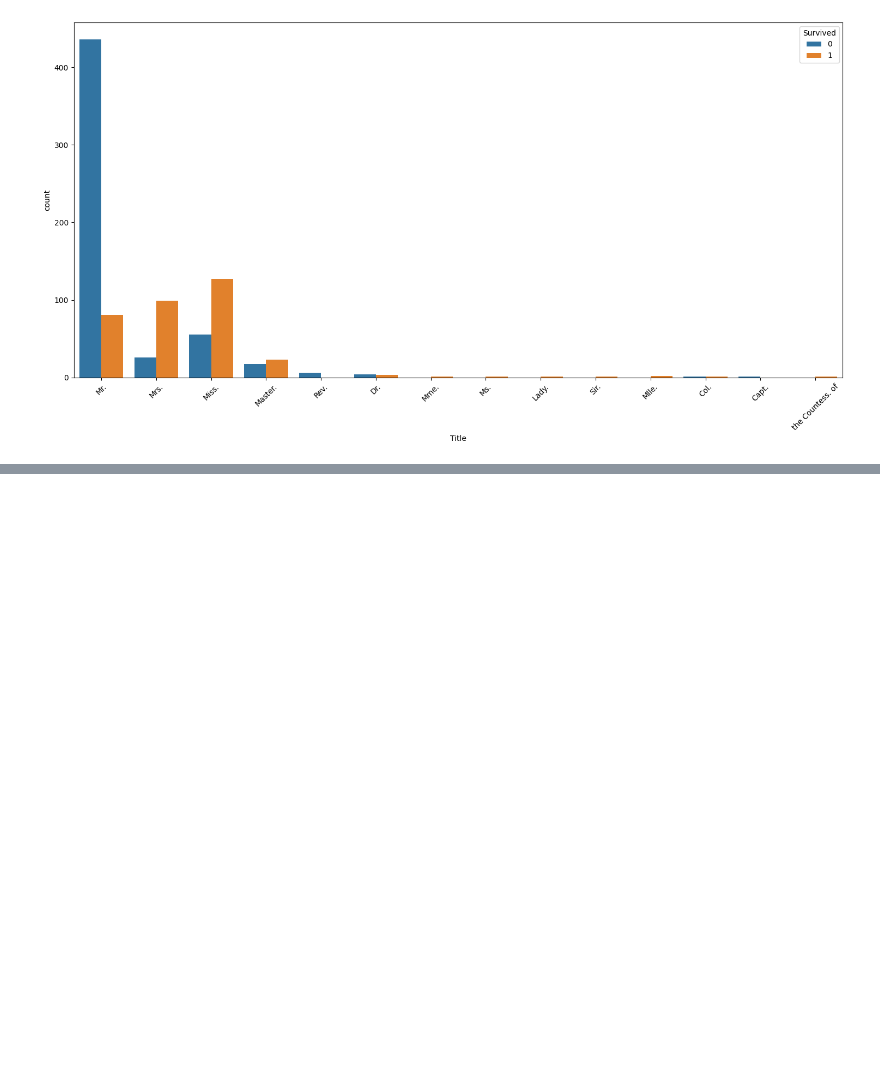
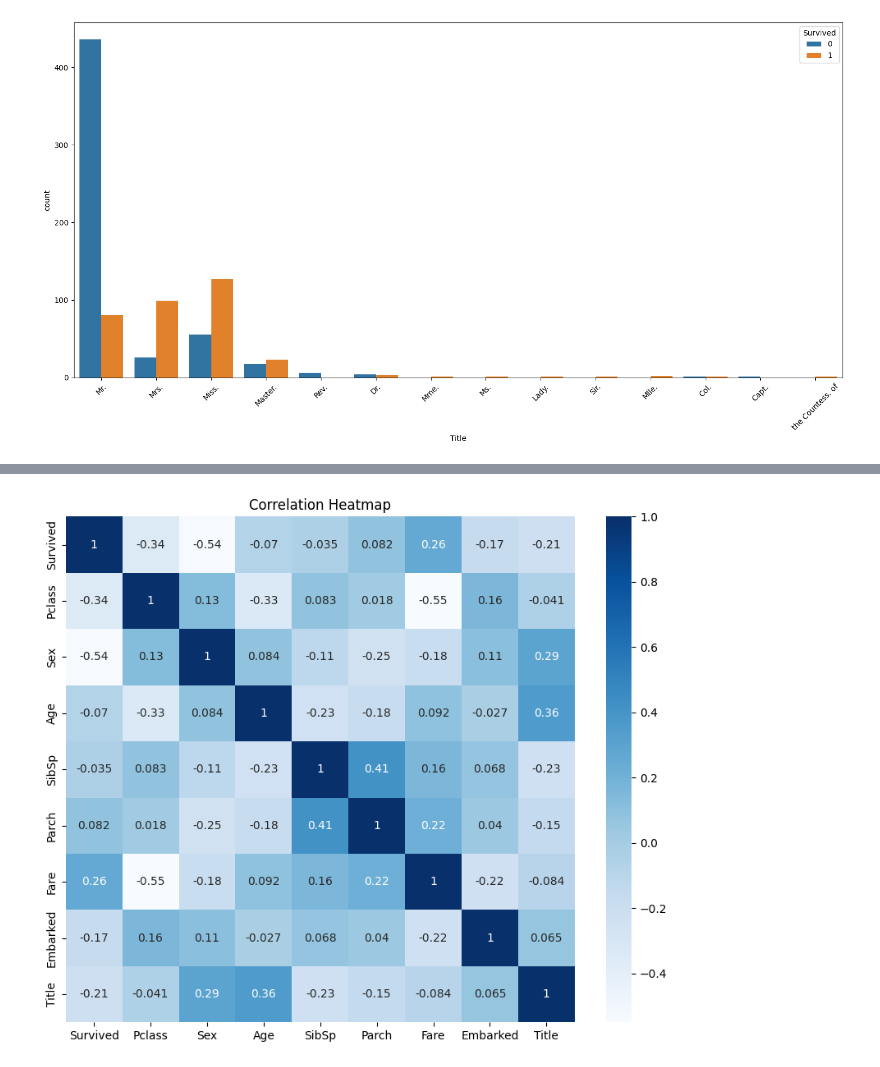
Before and after one commit to alb1nut/Kaggle-Titanic-Challenge-Machine-Learning-from-Disaster., a Jupyter notebook: Kaggle_Titanic_Challenge_–_Machine_Learning_from_Disaster_.ipynb, the cells around one changed output, grey strips where cells are left out. Saved outputs shown, nothing was run; the diff lists cells and outputs as text; code cells hidden in the pictures; blank space fills up the shorter version.

```diff
--- a/Kaggle_Titanic_Challenge_–_Machine_Learning_from_Disaster_.ipynb
+++ b/Kaggle_Titanic_Challenge_–_Machine_Learning_from_Disaster_.ipynb
@@ -249,6 +306,7 @@ titanic_data.head()
 le = LabelEncoder()
 # %%
 titanic_data['Embarked'] = le.fit_transform(titanic_data['Embarked'])
+test_titanic_data['Embarked'] = le.fit_transform(test_titanic_data['Embarked'])
 # %%
 titanic_data.head()
 # %% [output]
@@ -282,6 +349,7 @@ titanic_data['Sex'].value_counts()
 dtype: int64
 # %%
 titanic_data['Sex'] = le.fit_transform(titanic_data['Sex'])
+test_titanic_data['Sex'] = le.fit_transform(test_titanic_data['Sex'])
 # %%
 titanic_data['Sex'].value_counts()
 # %% [output]
@@ -392,0 +488,3 @@ plt.show()
+# %%
+titanic_data.drop('Name',axis=1,inplace= True)
+test_titanic_data.drop('Name',axis=1,inplace= True)
@@ -392,0 +509,5 @@ plt.show()
+# %%
+#Lable encoding the title column
+
+titanic_data['Title'] = le.fit_transform(titanic_data['Title'])
+test_titanic_data['Title'] = le.fit_transform(test_titanic_data['Title'])
@@ -392,0 +538,9 @@ plt.show()
+# %%
+# correlation heatmap
+
+plt.figure(figsize=(10, 8))
+sns.heatmap(titanic_data.corr(), annot=True, cmap='Blues')
+plt.title('Correlation Heatmap')
+plt.show()
+# %% [output]
+[figure, added]
```
Also changed, not shown: parts of 74 cells of this notebook, 3 other files.
